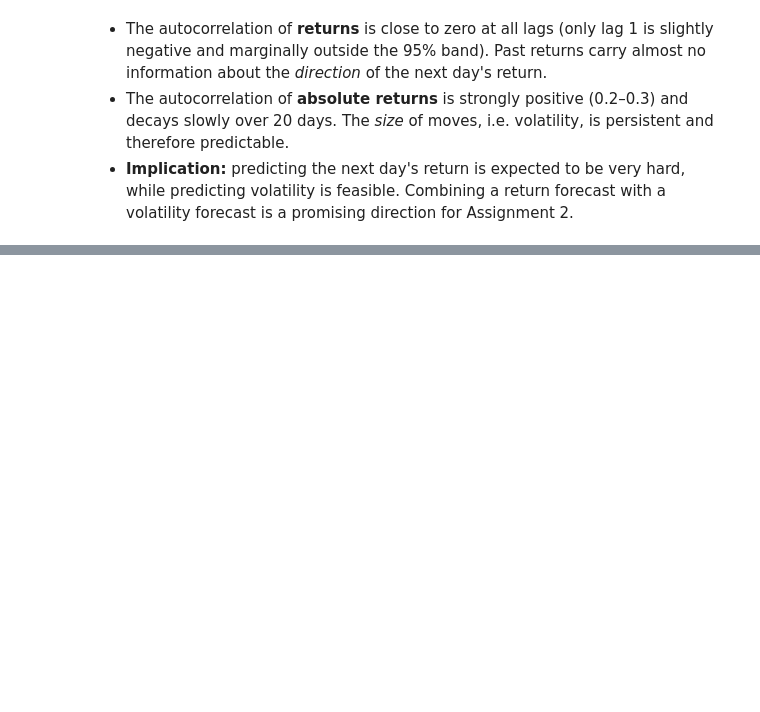
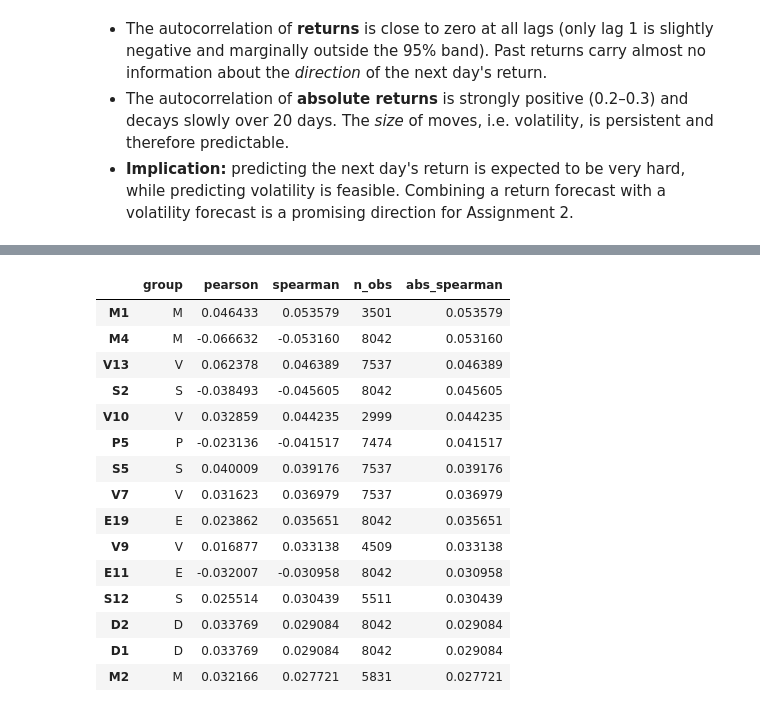
Before and after one commit to ceng313-2026/GROUP59_CENG313, a Jupyter notebook: assignment1_eda_baseline.ipynb, the cells around one changed output, grey strips where cells are left out. Drawn from its saved outputs; the diff is of its cells as text; code cells hidden in the pictures; blank space fills up the shorter version.

```diff
--- a/assignment1_eda_baseline.ipynb
+++ b/assignment1_eda_baseline.ipynb
@@ -235,0 +239,30 @@ plt.show()
+# %%
+TARGET = "market_forward_excess_returns"
+df = train[train.date_id >= 1006]
+
+corr = pd.DataFrame({
+    "group": [data.feature_group(f) for f in feats],
+    "pearson": [df[f].corr(df[TARGET]) for f in feats],
+    "spearman": [df[f].corr(df[TARGET], method="spearman") for f in feats],
+    "n_obs": [df[f].notna().sum() for f in feats],
+}, index=feats)
+corr["abs_spearman"] = corr["spearman"].abs()
+
+corr.sort_values("abs_spearman", ascending=False).head(15)
+# %% [output]
+|  | group | pearson | spearman | n_obs | abs_spearman |
+| M1 | M | 0.046433 | 0.053579 | 3501 | 0.053579 |
+| M4 | M | -0.066632 | -0.053160 | 8042 | 0.053160 |
+| V13 | V | 0.062378 | 0.046389 | 7537 | 0.046389 |
+| S2 | S | -0.038493 | -0.045605 | 8042 | 0.045605 |
+| V10 | V | 0.032859 | 0.044235 | 2999 | 0.044235 |
+| P5 | P | -0.023136 | -0.041517 | 7474 | 0.041517 |
+| S5 | S | 0.040009 | 0.039176 | 7537 | 0.039176 |
+| V7 | V | 0.031623 | 0.036979 | 7537 | 0.036979 |
+| E19 | E | 0.023862 | 0.035651 | 8042 | 0.035651 |
+| V9 | V | 0.016877 | 0.033138 | 4509 | 0.033138 |
+| E11 | E | -0.032007 | -0.030958 | 8042 | 0.030958 |
+| S12 | S | 0.025514 | 0.030439 | 5511 | 0.030439 |
+| D2 | D | 0.033769 | 0.029084 | 8042 | 0.029084 |
+| D1 | D | 0.033769 | 0.029084 | 8042 | 0.029084 |
+| M2 | M | 0.032166 | 0.027721 | 5831 | 0.027721 |
```
Also changed, not shown: parts of 11 cells of this notebook.
